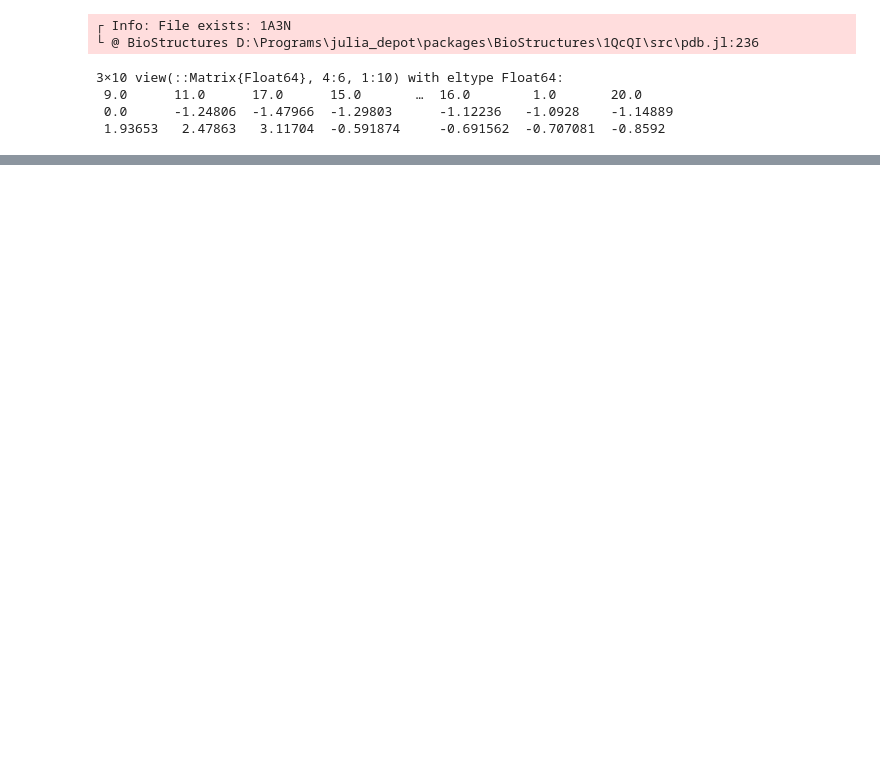
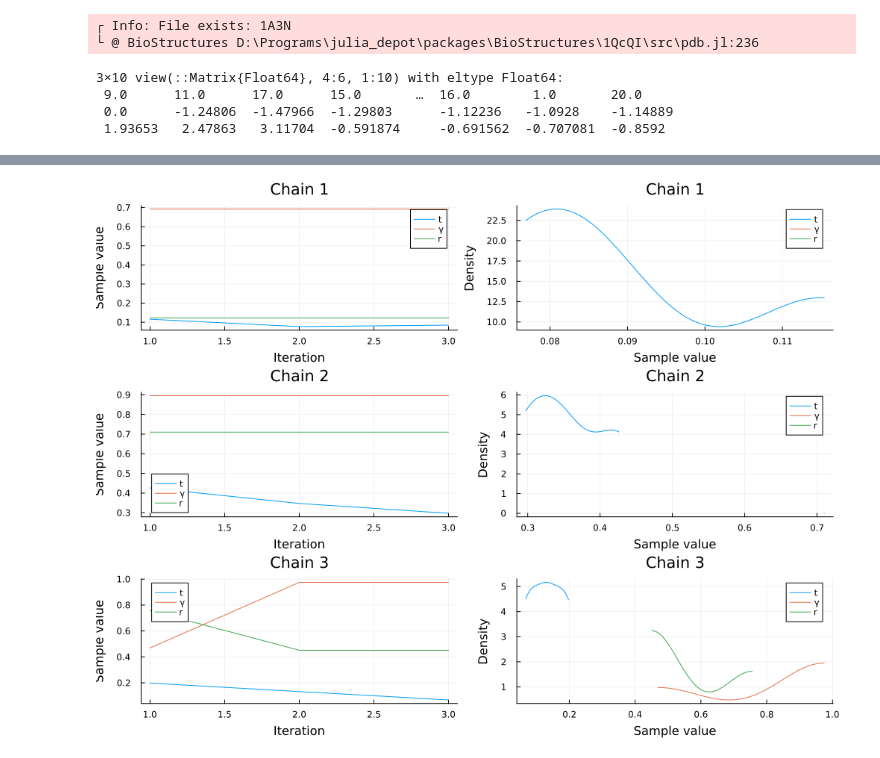
Before and after one commit to FhizZx/TorusEvol, a Jupyter notebook: test.ipynb, the cells around one changed output, grey strips where cells are left out. Drawn from its saved outputs; the diff is of its cells as text; code cells hidden in the pictures; blank space fills up the shorter version.

```diff
--- a/test.ipynb
+++ b/test.ipynb
@@ -87,12 +99,12 @@ data[4:6, 1:m] .= Y
 # %%
-include("src/PairEvol.jl")
-
 model = PairEvol(data, n, m)
 #alg = HMC(0.05, 10, :t, :mean, :var, :γ, :r, :λ, :seq_length)
 alg = Gibbs(HMC(0.05, 10, :t), MH(:mean, :var, :γ, :r, :λ, :seq_length))
 nchains = 3
-nsamples = 30
-chains = sample(model, alg, MCMCThreads(), nsamples, nchains);
+nsamples = 5
+@time chains = sample(model, alg, MCMCThreads(), nsamples, nchains);
 
 # Index the chain with the persistence probabilities.
 plot(chains[["t", "r", "γ"]]; colordim=:parameter, legend=true)
+# %% [output]
+[figure, added]
```
Also changed, not shown: parts of 6 cells of this notebook, 3 other files.
